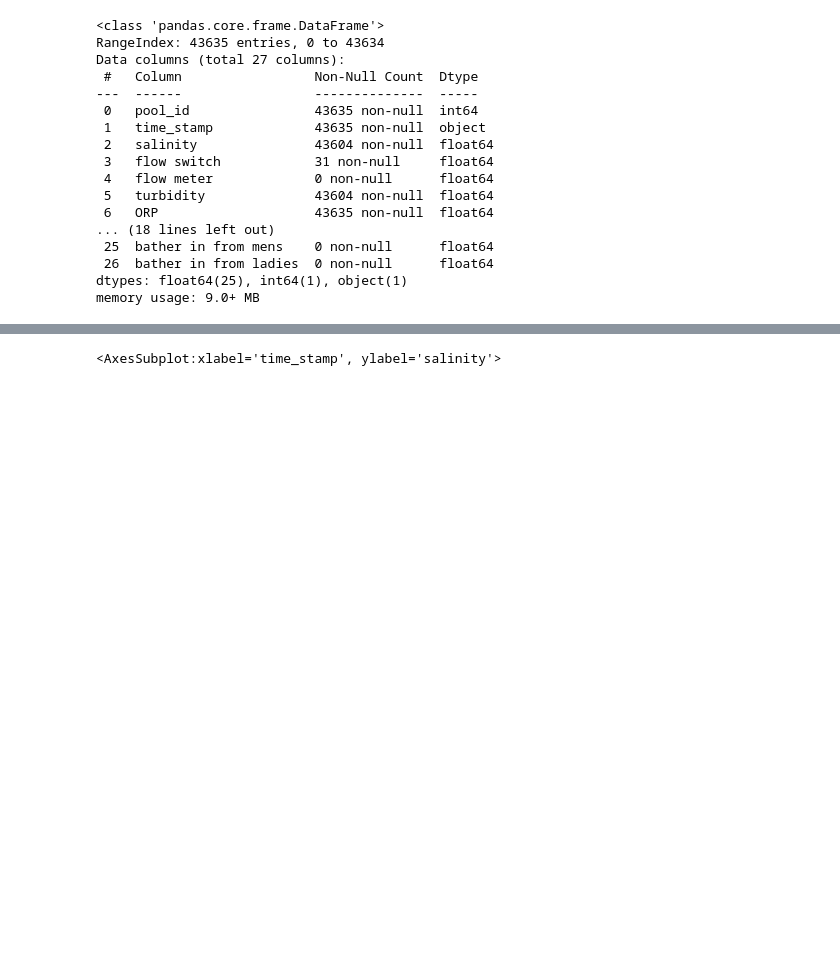
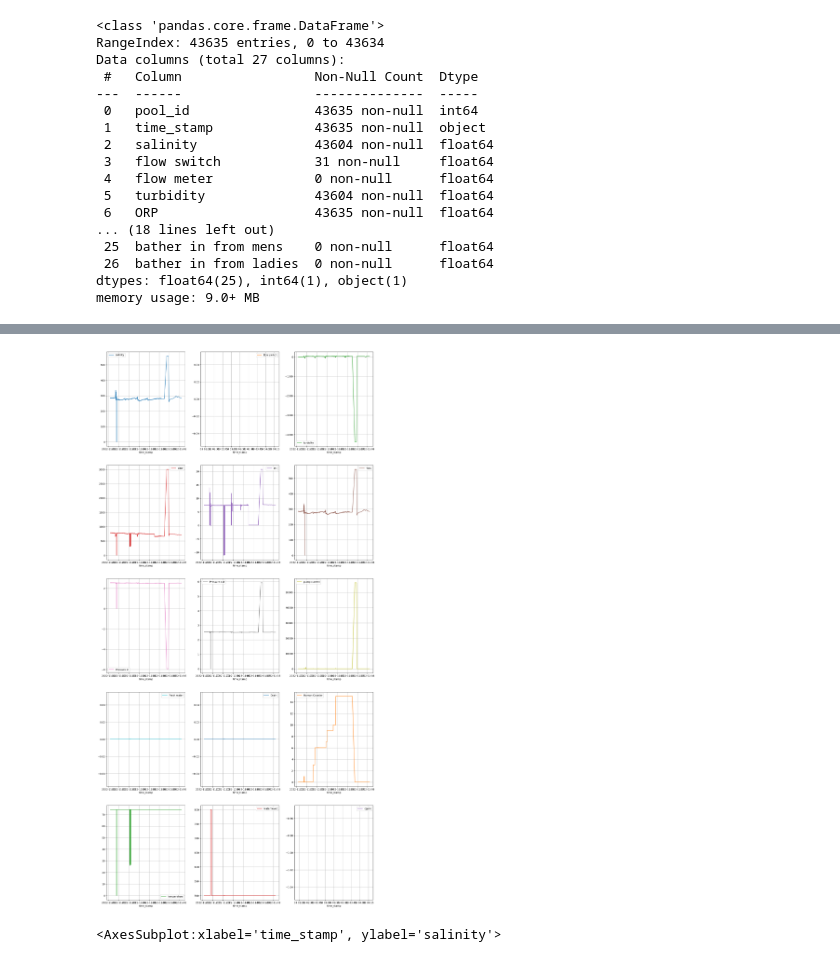
Before and after one commit to lutimoth/RIIPEN_ANTLER, a Jupyter notebook: Tim_Notebooks/Data Wrangle and EDA.ipynb, the cells around one changed output, grey strips where cells are left out. Drawn from its saved outputs; the diff is of its cells as text; code cells hidden in the pictures; blank space fills up the shorter version.

```diff
--- a/Tim_Notebooks/Data Wrangle and EDA.ipynb
+++ b/Tim_Notebooks/Data Wrangle and EDA.ipynb
@@ -80,7 +80,9 @@ df.index = pd.to_datetime(df.index, utc=True)
 # %%
 # lets plot everything over time
 df.plot(subplots = True, grid = True, sharex=False, sharey=False,\
-        layout = (int(len(df)/3+1),3), figsize = (20,50));
+        layout = (int(len(df.columns)/3+1),3), figsize = (20,50));
+# %% [output]
+[figure, added]
 # %%
 sns.scatterplot(x=df.index, y=df['salinity'])
 # %% [output]
```
Also changed, not shown: parts of 2 cells of this notebook.
